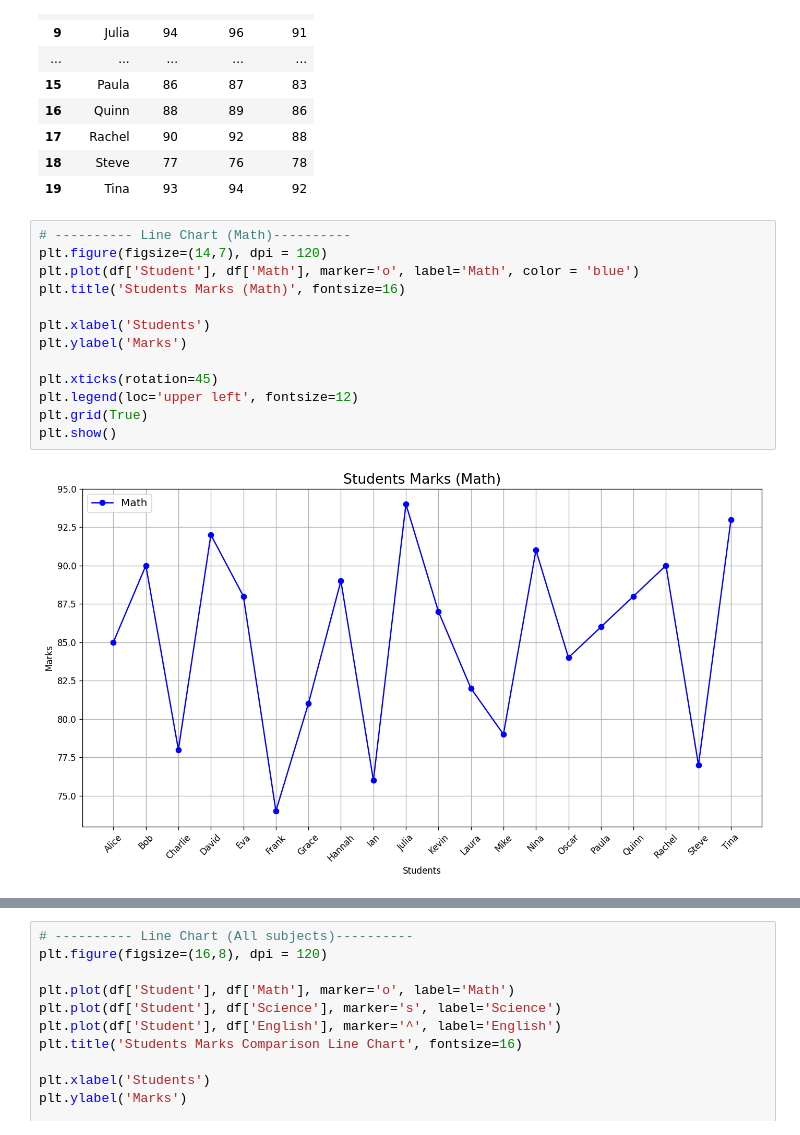
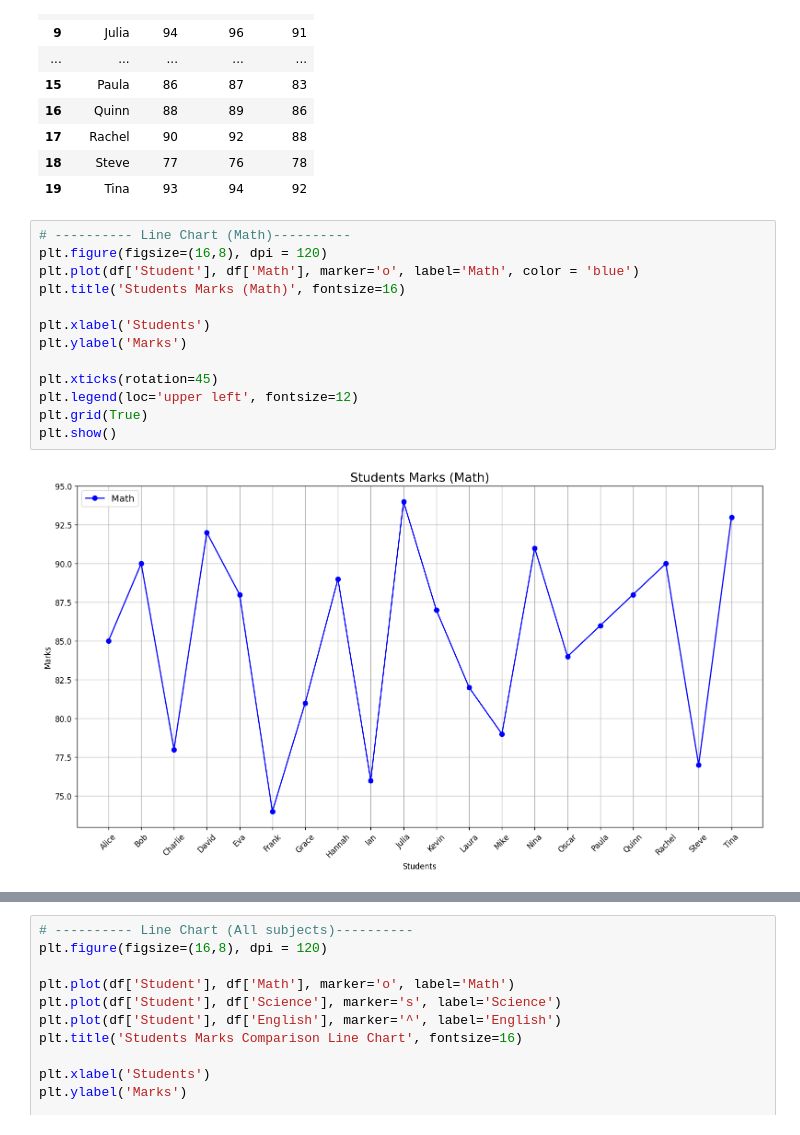
Before and after one commit to NJ-Zerin/AI_Engineer_Training, a Jupyter notebook: Day-10/data_viz_day1.ipynb, the cells around one changed output, grey strips where cells are left out. Drawn from its saved outputs; the diff is of its cells as text.

```diff
--- a/Day-10/data_viz_day1.ipynb
+++ b/Day-10/data_viz_day1.ipynb
@@ -56,18 +56,18 @@ df
 | 19 | Tina | 93 | 94 | 92 |
 # %%
 # ---------- Line Chart (Math)----------
-plt.figure(figsize=(14,7), dpi = 120)
+plt.figure(figsize=(16,8), dpi = 120)
 plt.plot(df['Student'], df['Math'], marker='o', label='Math', color = 'blue')
 plt.title('Students Marks (Math)', fontsize=16)
 
 plt.xlabel('Students')
 plt.ylabel('Marks')
 
 plt.xticks(rotation=45)
 plt.legend(loc='upper left', fontsize=12)
 plt.grid(True)
 plt.show()
 # %% [output]
-[figure, old version]
+[figure, new version]
 # %%
 # ---------- Line Chart (Science)----------
```
Also changed, not shown: parts of 6 cells of this notebook.
